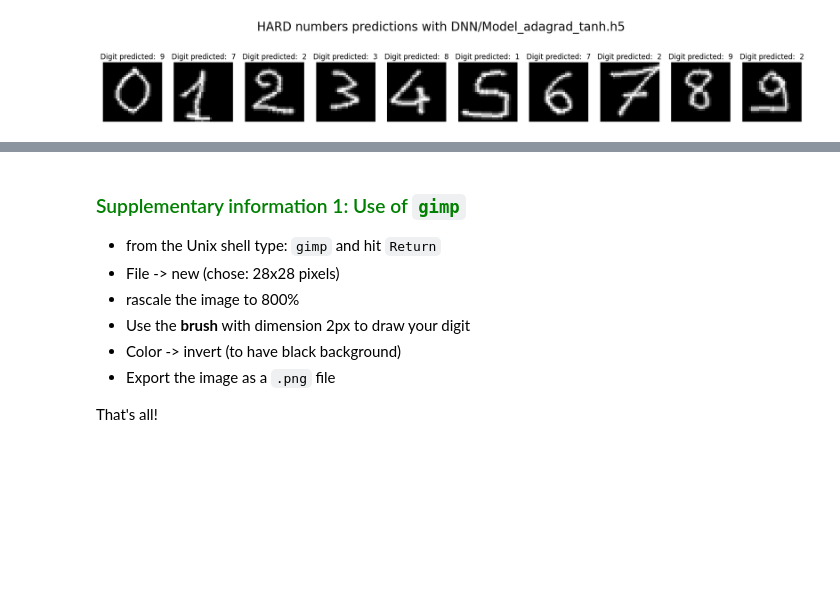
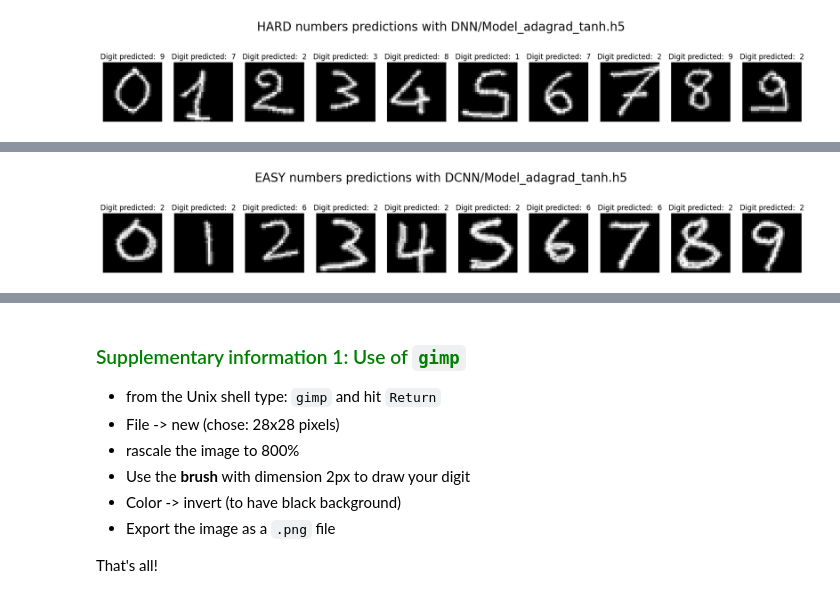
Before and after one commit to lazzerialberto/sim_numerica, a Jupyter notebook: lezione_12/LSN_Exercises_12.ipynb, the cells around one changed output, grey strips where cells are left out. Saved outputs shown, nothing was run; the diff lists cells and outputs as text; code cells hidden in the pictures; blank space fills up the shorter version.

```diff
--- a/lezione_12/LSN_Exercises_12.ipynb
+++ b/lezione_12/LSN_Exercises_12.ipynb
@@ -730,3 +736,26 @@ plt.show()
 # %% [output]
 WARNING:absl:Compiled the loaded model, but the compiled metrics have yet to be built. `model.compile_metrics` will be empty until you train or evaluate the model.
 [figure]
+# %%
+from tensorflow.keras.models import load_model
+
+path_model="DCNN/Model_adagrad_tanh.h5"
+model = load_model(path_model)
+
+pred_2={}
+
+for i in range(10):
+    data_e[str(i)] = data_e[str(i)].reshape(1,xdim,ydim,1) # to change if using DNN or DCNN
+    pred_2[str(i)] = model.predict(data_e[str(i)],verbose=0)
+
+    data_e[str(i)] = data_e[str(i)].reshape(xdim,ydim)
+
+plt.figure(figsize=(21, 6))
+plt.suptitle('EASY numbers predictions with '+path_model,fontsize=20)
+for l in range(10):
+    ax = plt.subplot(2, 10, l + 1)
+    plt.imshow(data_e[str(l)], cmap='gray')
+    plt.title("Digit predicted:  {}".format(np.argmax(pred_2[str(l)])))
+    plt.axis('off')
+plt.show()
+# %% [output]
@@ -732,0 +763 @@ WARNING:absl:Compiled the loaded model, but the compiled metrics have yet to be
+[figure, added]
```
Also changed, not shown: parts of 6 cells of this notebook.
